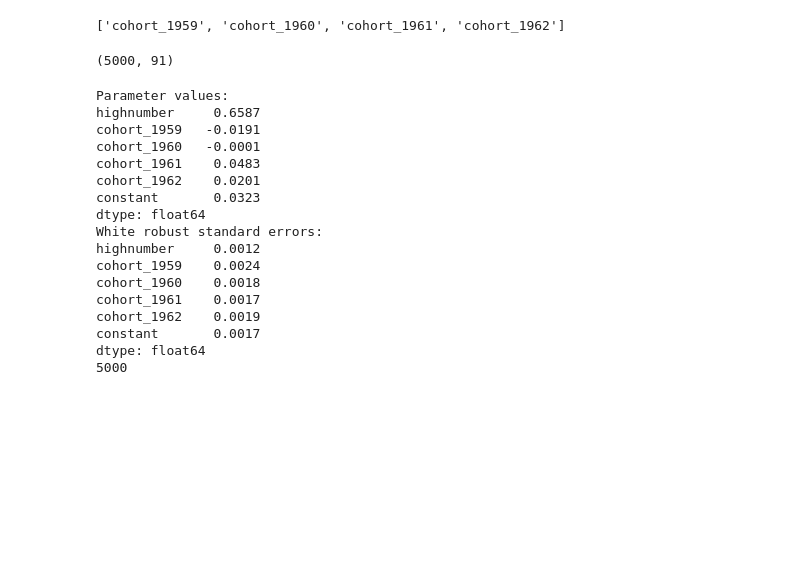
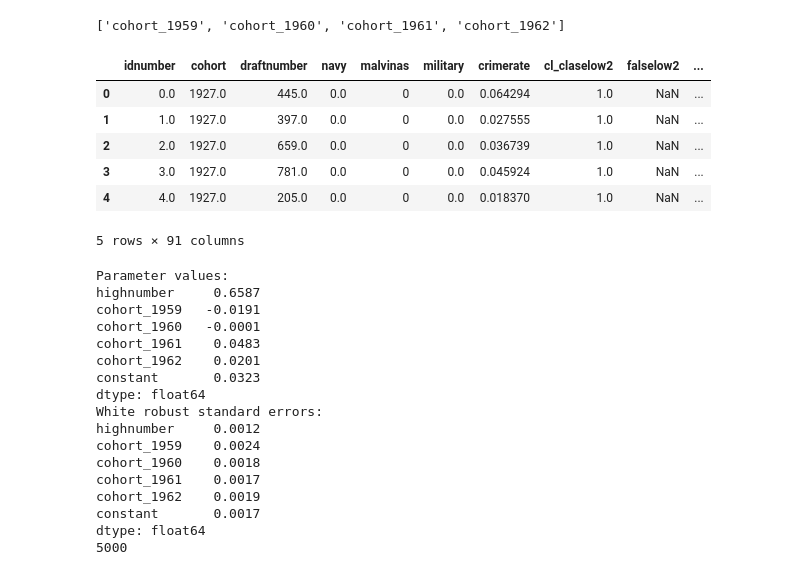
Before and after one commit to bhmueller/microeconometrics-course-project-bhmueller, a Jupyter notebook: replication_conscription_crime.ipynb, the cells around one changed output. Drawn from its saved outputs; the diff is of its cells as text; code cells hidden in the pictures; blank space fills up the shorter version.

```diff
--- a/replication_conscription_crime.ipynb
+++ b/replication_conscription_crime.ipynb
@@ -79,41 +46,2 @@ def get_cohort_dummy(df, col, c):
-# %%
-def get_variables():
-    '''
-    '''
-    # For the regressions below, add a constant to the data frame.
-    df['constant'] = 1
-    # Get a variable representing the string constant.
-    constant = ['constant']
-    # Same for 'highnumber' and 'sm'.
-    highnumber = ['highnumber']
-    conscription = ['sm']
-    crimerate = ['crimerate']
-    malvinas = ['malvinas']
-    navy = ['navy']
-    # Get list of origin dummy names. Omit 'argentine' i.o.t. avoid multicollinearity.
-    origin = ['naturalized', 'indigenous']
-
-    # Get cohort dummies from 1929 to 1965. Alternatively use OneHotEncoding.
-    for year in list(range(1929, 1966, 1)):
-        get_cohort_dummy(df=df, col='cohort', c=year)
-
-    # Get list of cohort dummy names.
-    cohort_years = list(range(1930, 1966, 1))  # Omit cohort_1929 (multicollinearity).
-    cohorts = []
-    for i in cohort_years:
-        cohorts.append('cohort_' + f'{i}')
-
-
-    # Get list of district dummy names. District dummies have already been provided in data.
-    district_numbers = list(range(2, 25, 1))  # Omit dist1 (multicollinearity).
-    districts = []
-    for i in district_numbers:
-        districts.append('dist' + f'{i}')
-
-    # Generate variable hn_malvinas: inteaction term between highnumber and malvinas.
-    df['hn_malvinas'] = df.highnumber*df.malvinas
-    hn_malvinas = ['hn_malvinas']
-
-    return constant, highnumber, conscription, crimerate, malvinas, navy, origin, cohorts, districts, hn_malvinas
 # %%
 %matplotlib inline
@@ -302,7 +218,7 @@ baseb = pd.read_stata(path)
 # %% [markdown]
 Data preprocessing.
 # %%
-constant, highnumber, conscription, crimerate, malvinas, navy, origin, cohorts, districts, hn_malvinas = get_variables()
+constant, highnumber, conscription, crimerate, malvinas, navy, origin, cohorts, districts, hn_malvinas, df = get_variables()
 # %% [markdown]
 - Call out which of the findings are really key.
  - Exclusion restriction met? Can only argue that this holds.
@@ -394,10 +310,16 @@ cohorts[29: 33]
 # Due to multicollinearity issues leave out dummy for '58
 #indep_vars = [highnumber + cohorts[29: 33] + constant]
 df_regression = df[df.cohort > 1957][df.cohort < 1963].copy()
-# %%
-df_regression.shape
-# %% [output]
-(5000, 91)
+# %%
+df.head()
+# %% [output]
+|  | idnumber | cohort | draftnumber | navy | malvinas | military | crimerate | cl_claselow2 | falselow2 | ... |
+| 0 | 0.0 | 1927.0 | 445.0 | 0.0 | 0 | 0.0 | 0.064294 | 1.0 | NaN | ... |
+| 1 | 1.0 | 1927.0 | 397.0 | 0.0 | 0 | 0.0 | 0.027555 | 1.0 | NaN | ... |
+| 2 | 2.0 | 1927.0 | 659.0 | 0.0 | 0 | 0.0 | 0.036739 | 1.0 | NaN | ... |
+| 3 | 3.0 | 1927.0 | 781.0 | 0.0 | 0 | 0.0 | 0.045924 | 1.0 | NaN | ... |
+| 4 | 4.0 | 1927.0 | 205.0 | 0.0 | 0 | 0.0 | 0.018370 | 1.0 | NaN | ... |
+5 rows × 91 columns
 # %%
 X = df_regression[highnumber + cohorts[29: 33] + constant].copy()
 y = df_regression.loc[:, 'sm']
```
Also changed, not shown: parts of 13 cells of this notebook, 1 other file.
